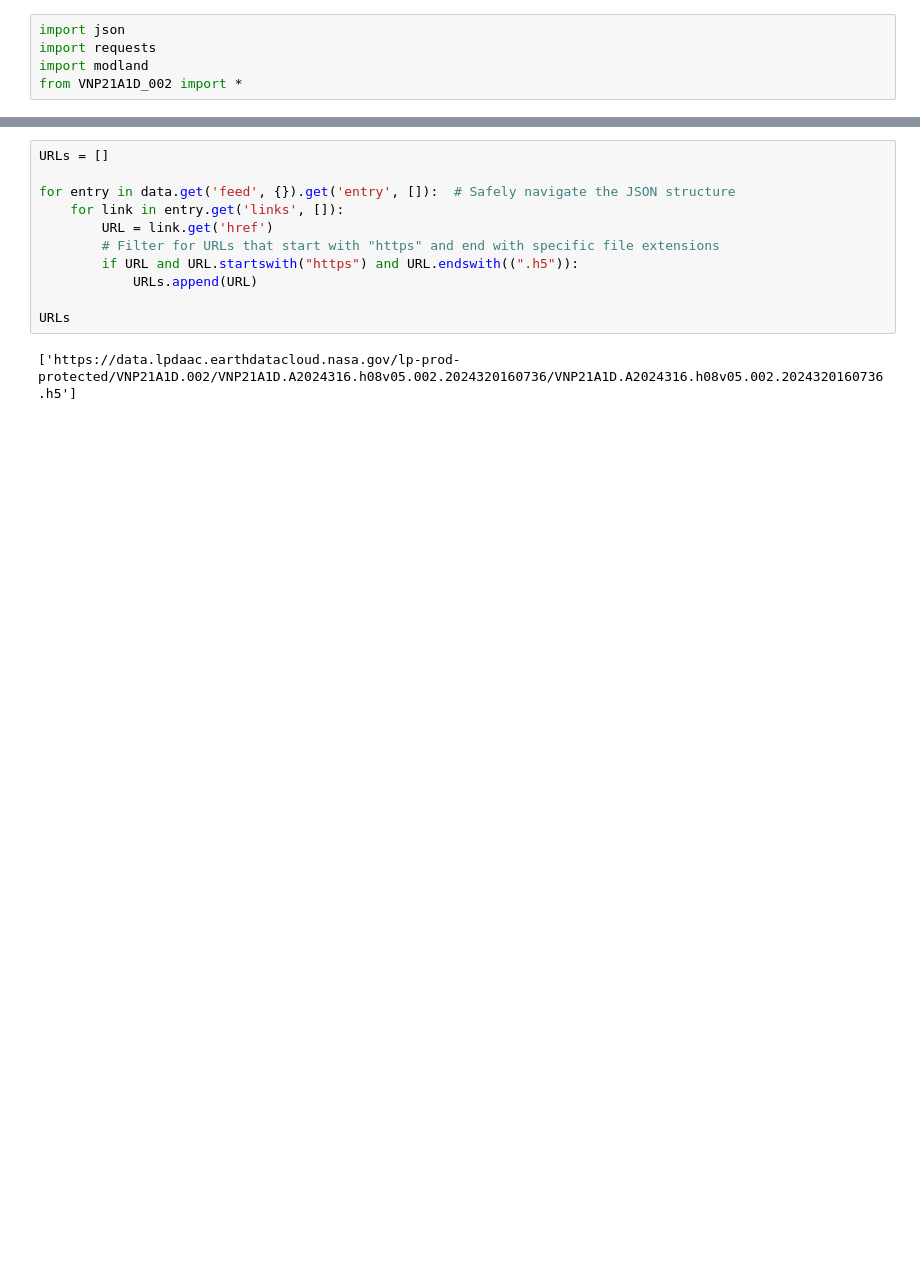
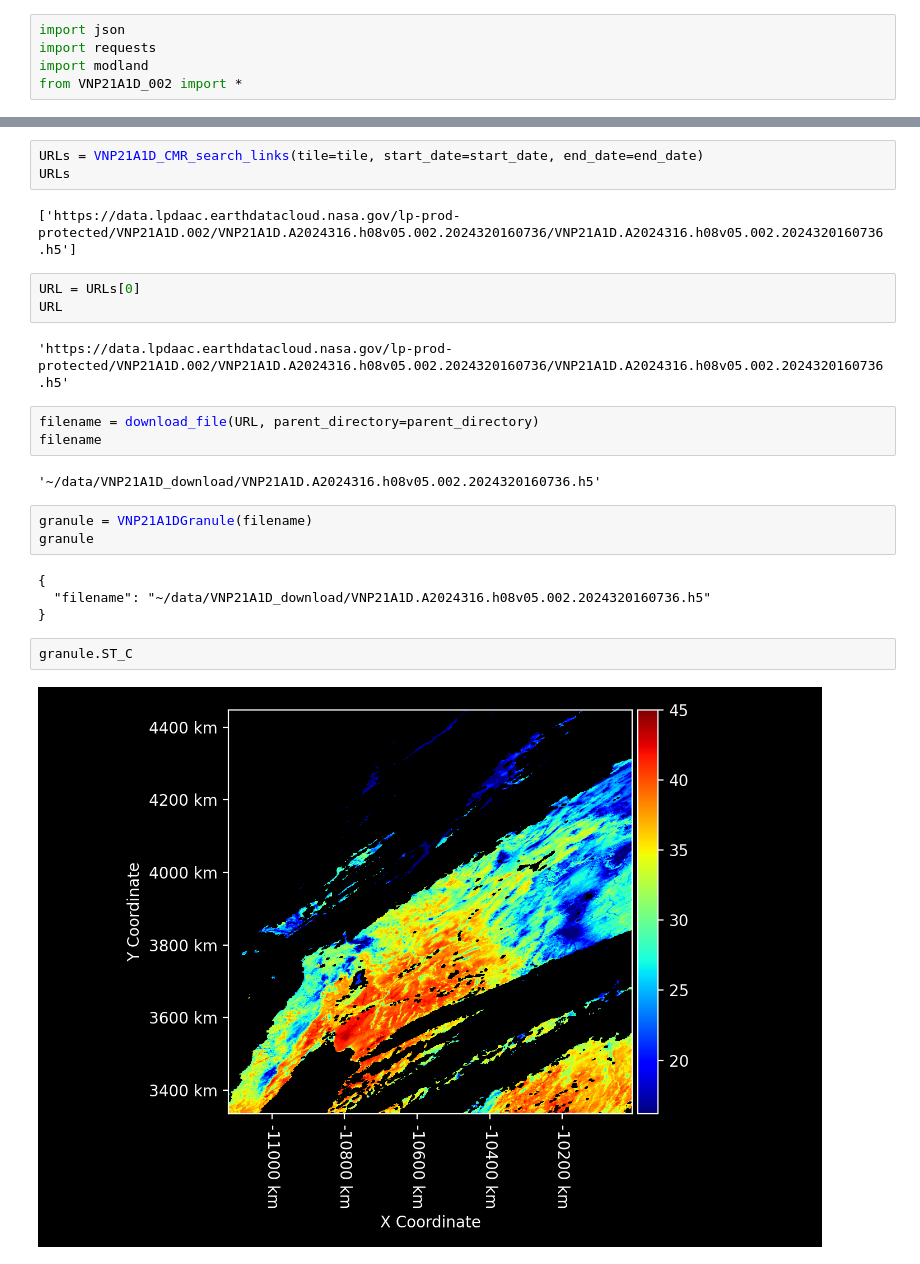
Before and after one commit to ET-Toolbox/VNP21A1D-002, a Jupyter notebook: CMR Search of VNP21A1D.002.ipynb, the cells around one changed output, grey strips where cells are left out. Saved outputs shown, nothing was run; the diff lists cells and outputs as text; blank space fills up the shorter version.

Commit message:
able to find, download, and interpret VNP21A1D collection 2 granule

```diff
--- a/CMR Search of VNP21A1D.002.ipynb
+++ b/CMR Search of VNP21A1D.002.ipynb
@@ -100,13 +15,26 @@ data
-# %%
-URLs = []
-
-for entry in data.get('feed', {}).get('entry', []):  # Safely navigate the JSON structure
-    for link in entry.get('links', []):
-        URL = link.get('href')
-        # Filter for URLs that start with "https" and end with specific file extensions
-        if URL and URL.startswith("https") and URL.endswith((".h5")):
-            URLs.append(URL)
-
-URLs
-# %% [output]
-['https://data.lpdaac.earthdatacloud.nasa.gov/lp-prod-protected/VNP21A1D.002/VNP21A1D.A2024316.h08v05.002.2024320160736/VNP21A1D.A2024316.h08v05.002.2024320160736.h5']
+# %%
+URLs = VNP21A1D_CMR_search_links(tile=tile, start_date=start_date, end_date=end_date)
+URLs
+# %% [output]
+['https://data.lpdaac.earthdatacloud.nasa.gov/lp-prod-protected/VNP21A1D.002/VNP21A1D.A2024316.h08v05.002.2024320160736/VNP21A1D.A2024316.h08v05.002.2024320160736.h5']
+# %%
+URL = URLs[0]
+URL
+# %% [output]
+'https://data.lpdaac.earthdatacloud.nasa.gov/lp-prod-protected/VNP21A1D.002/VNP21A1D.A2024316.h08v05.002.2024320160736/VNP21A1D.A2024316.h08v05.002.2024320160736.h5'
+# %%
+filename = download_file(URL, parent_directory=parent_directory)
+filename
+# %% [output]
+'~/data/VNP21A1D_download/VNP21A1D.A2024316.h08v05.002.2024320160736.h5'
+# %%
+granule = VNP21A1DGranule(filename)
+granule
+# %% [output]
+{
+  "filename": "~/data/VNP21A1D_download/VNP21A1D.A2024316.h08v05.002.2024320160736.h5"
+}
+# %%
+granule.ST_C
+# %% [output]
+[figure, added]
```
Also changed, not shown: parts of 12 cells of this notebook, 10 other files.
